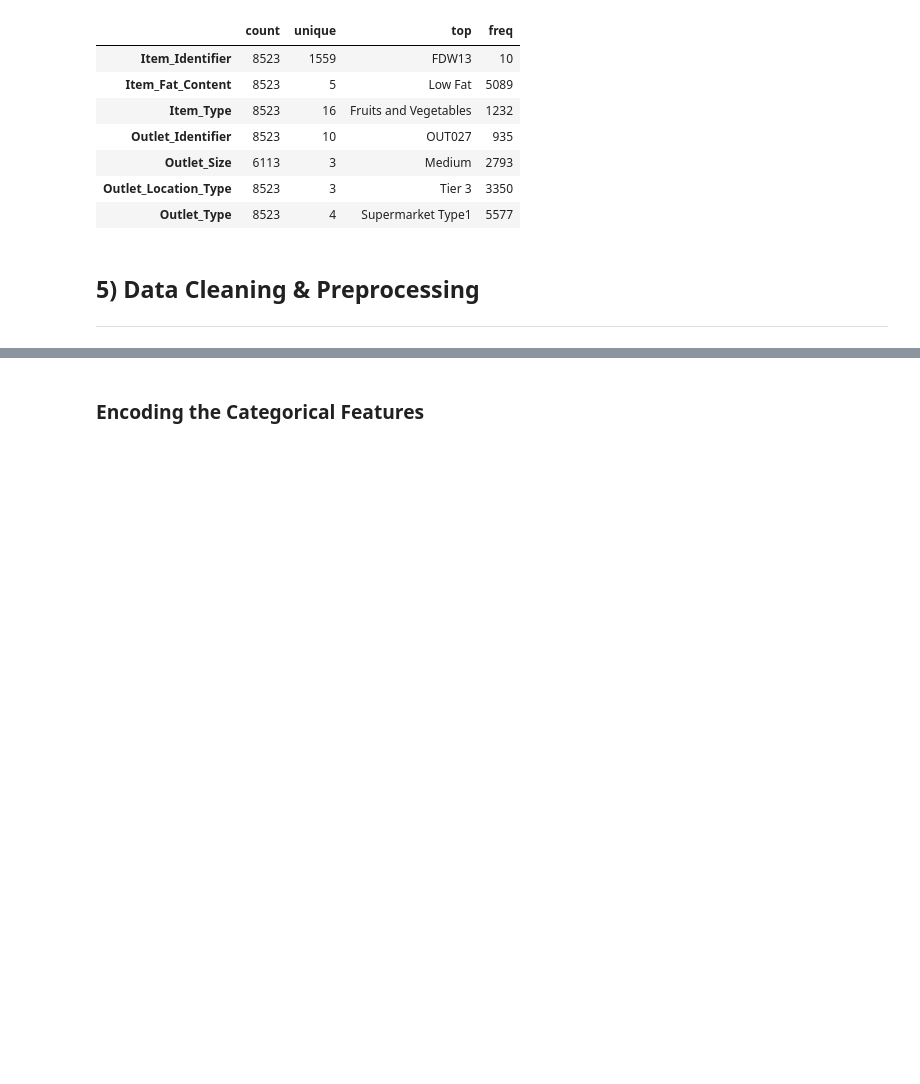
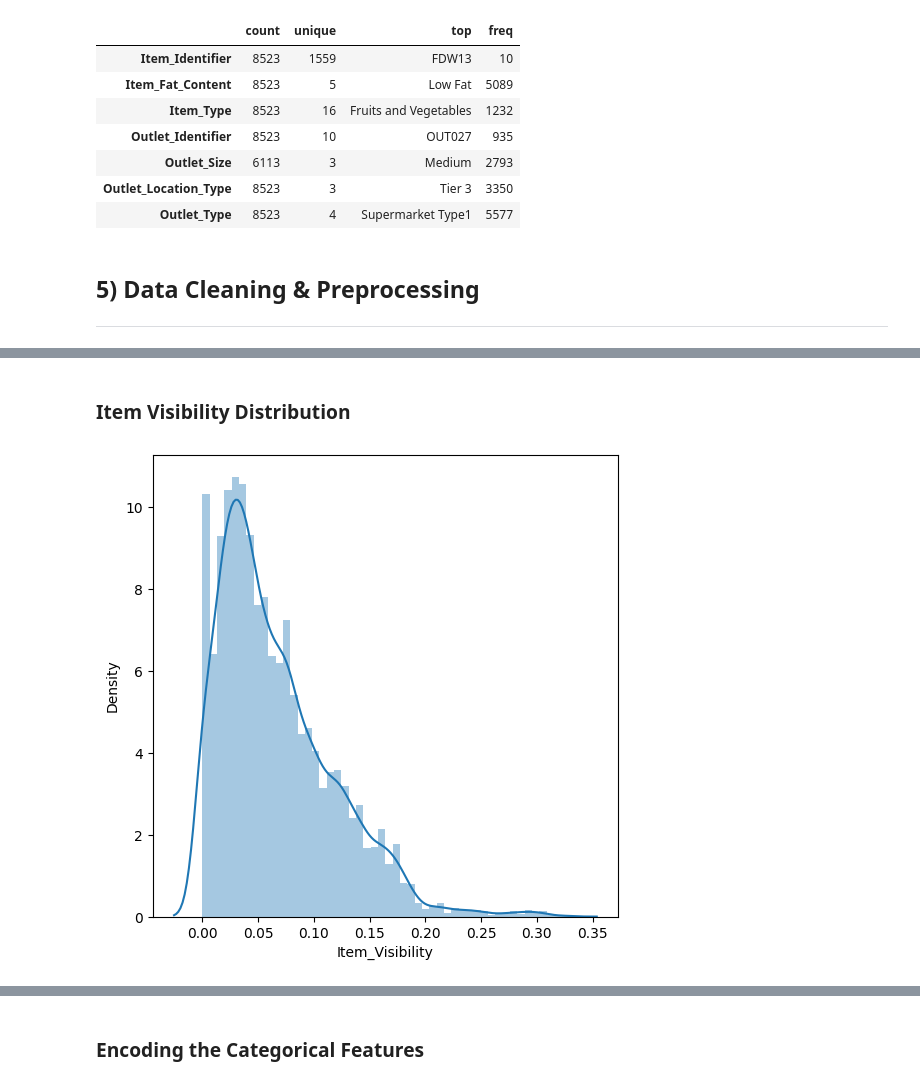
Before and after one commit to manishkr1754/30_Days_30_ML_Projects_Challenge, a Jupyter notebook: Day12_Project12_Big Mart Sales Prediction.ipynb, the cells around one changed output, grey strips where cells are left out. Drawn from its saved outputs; the diff is of its cells as text; code cells hidden in the pictures; blank space fills up the shorter version.

```diff
--- a/Day12_Project12_Big Mart Sales Prediction.ipynb
+++ b/Day12_Project12_Big Mart Sales Prediction.ipynb
@@ -183,0 +192,8 @@ Missing Value Presence in different columns of DataFrame are as follows :
+# %% [markdown]
+### Item Visibility Distribution
+# %%
+plt.figure(figsize=(6,6))
+sns.distplot(big_mart_sales_df['Item_Visibility'])
+plt.show()
+# %% [output]
+[figure, added]
```
Also changed, not shown: parts of 22 cells of this notebook.
